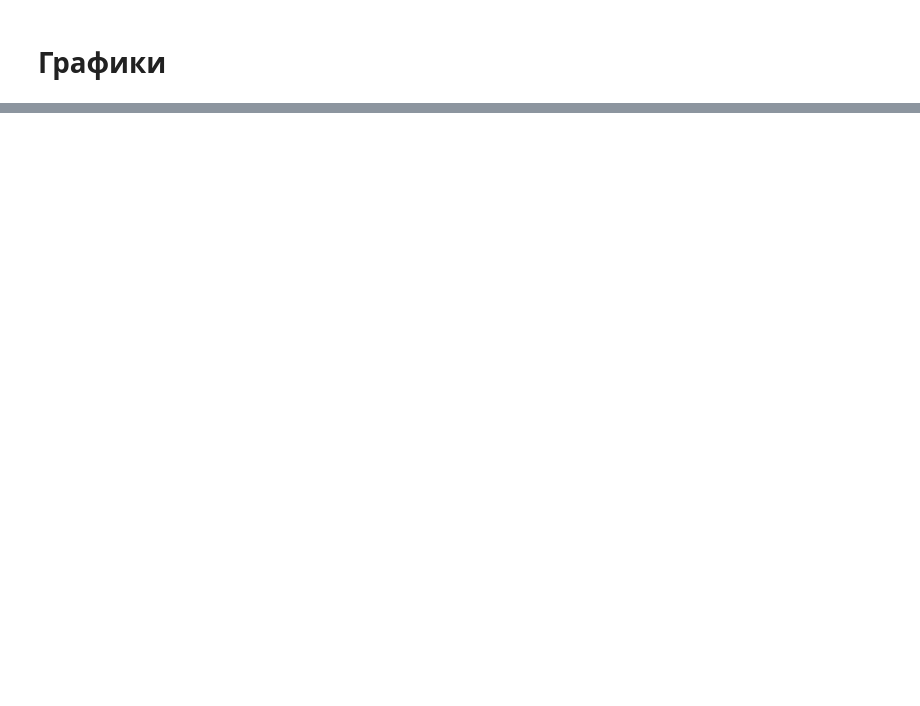
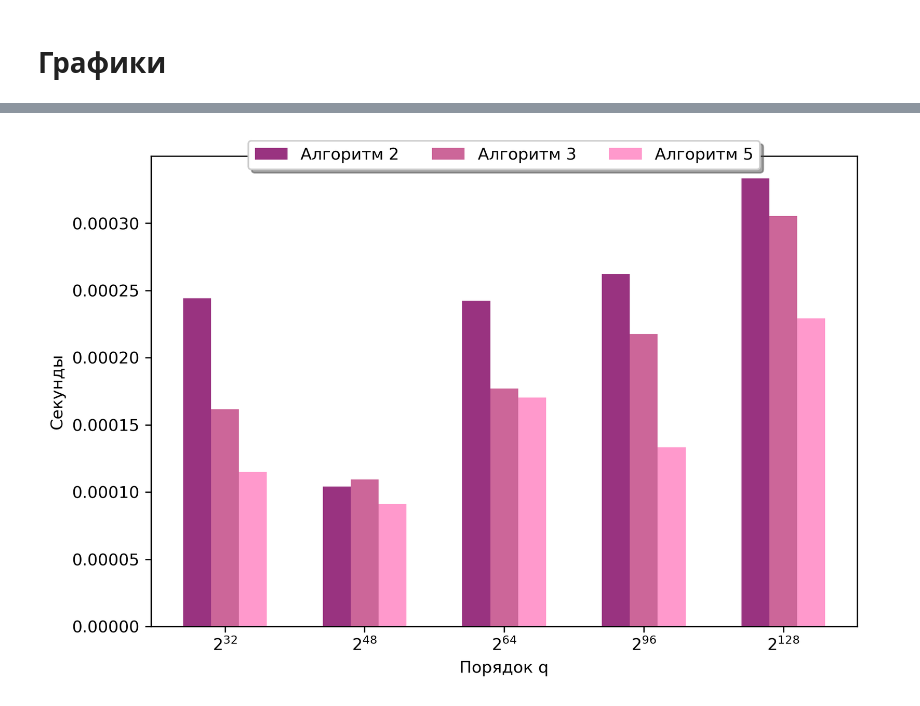
Before and after one commit to Gustavsan/SCS181, a Jupyter notebook: ВасильеваПопов/03_square_root_algs.ipynb, the cells around one changed output, grey strips where cells are left out. Drawn from its saved outputs; the diff is of its cells as text; code cells hidden in the pictures; blank space fills up the shorter version.

```diff
--- a/ВасильеваПопов/03_square_root_algs.ipynb
+++ b/ВасильеваПопов/03_square_root_algs.ipynb
@@ -426,0 +421,21 @@ plt.show()
+# %%
+import matplotlib.pyplot as plt
+import numpy as np
+
+fig = plt.figure()
+ax = fig.add_axes([0,0,1,1])
+
+ind = np.arange(5)
+width = 0.2
+ax.bar(ind,average_time_2, width,label="Алгоритм 2",color=colors_list[1])
+ax.bar(ind + width,average_time_3, width,label="Алгоритм 3",color=colors_list[2])
+ax.bar(ind + 2*width,average_time_5, width,label="Алгоритм 5",color=colors_list[4])
+plt.xticks(ind + width, ("$2^{32}$", "$2^{48}$", "$2^{64}$", "$2^{96}$", "$2^{128}$"))
+ax.legend(loc='upper center', bbox_to_anchor=(0.5, 1.05),
+          ncol=3, fancybox=True, shadow=True)
+plt.xlabel("Порядок q")
+plt.ylabel("Секунды")
+plt.gcf().set_dpi(300)
+plt.show()
+# %% [output]
+[figure, added]
```
Also changed, not shown: parts of 16 cells of this notebook, 2 other files.
